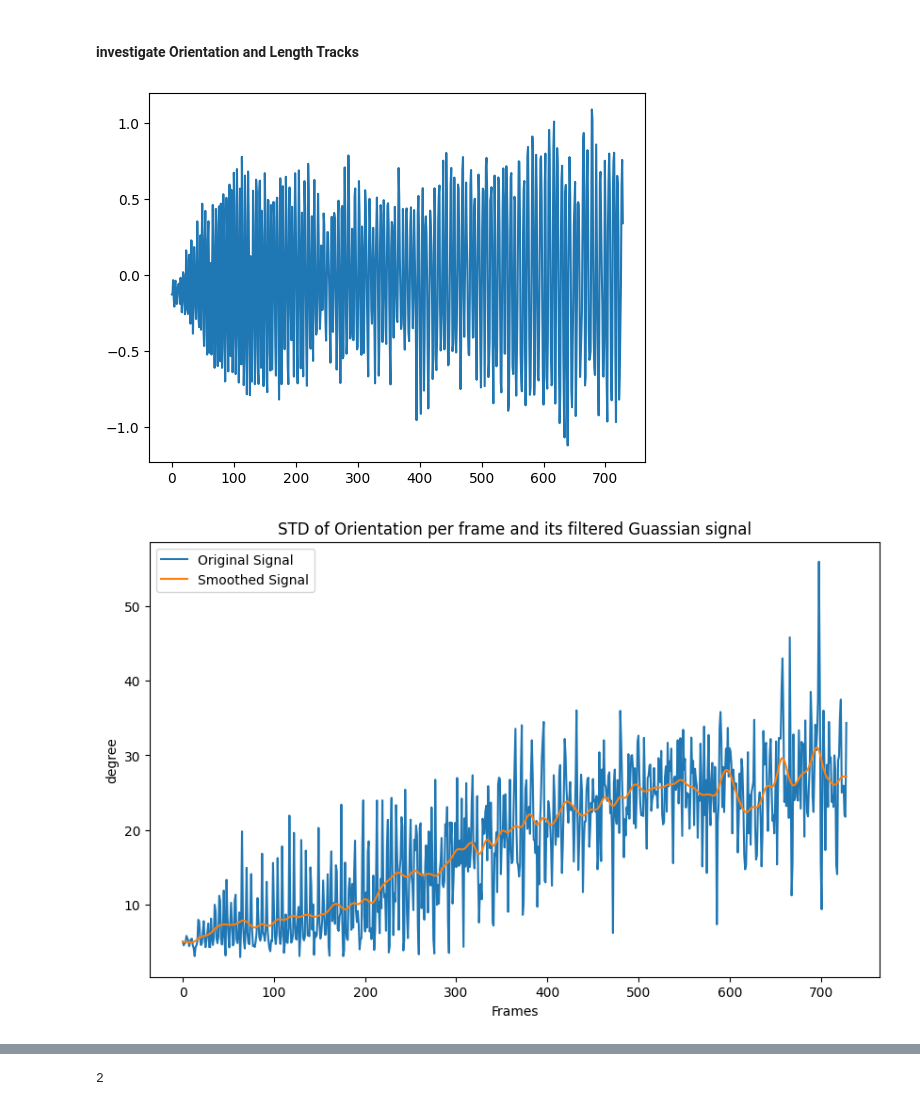
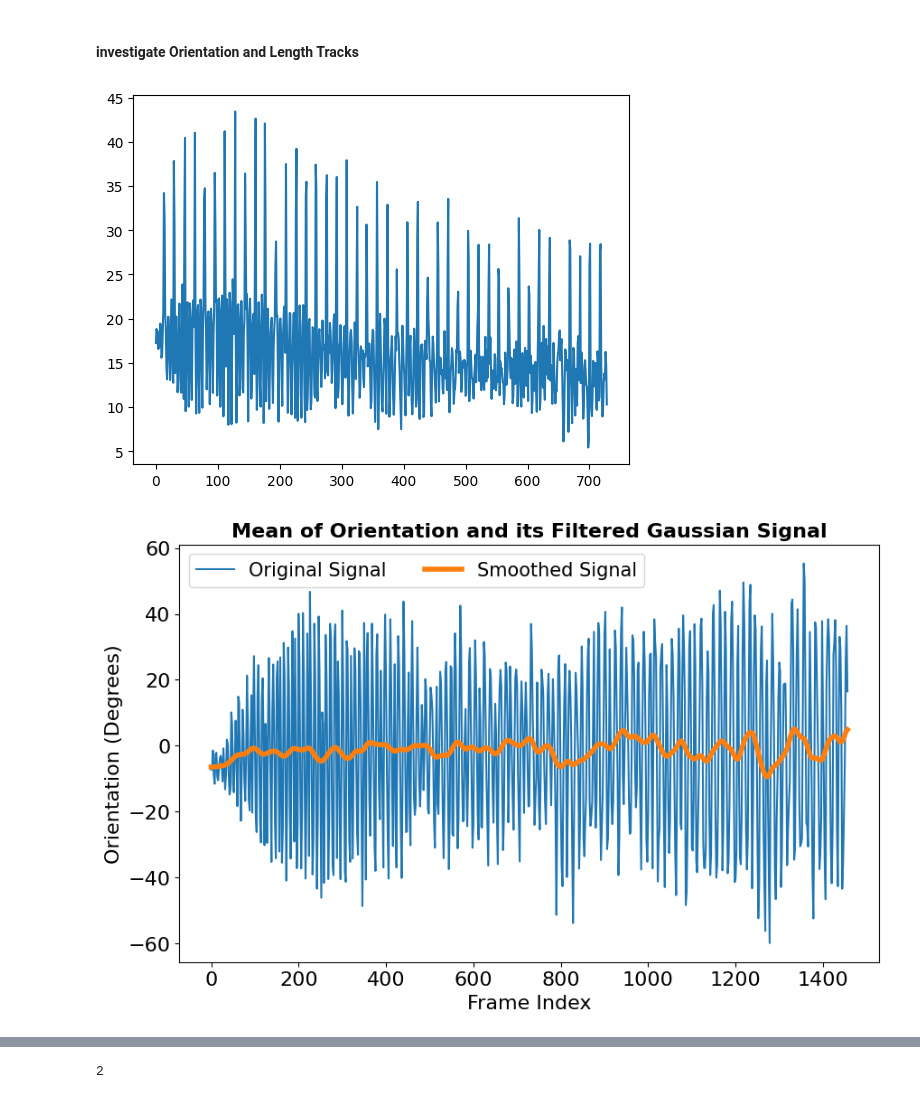
Before and after one commit to kavehsfv/LightFeatureTracking, a Jupyter notebook: Algorithm.ipynb, the cells around one changed output, grey strips where cells are left out. Saved outputs shown, nothing was run; the diff lists cells and outputs as text; code cells hidden in the pictures.

```diff
--- a/Algorithm.ipynb
+++ b/Algorithm.ipynb
@@ -110,7 +110,7 @@ files314_pathes = glob.glob(address +  '/* 314 -*.tif')
 # %% [markdown]
 ### Algorithm Functions
 # %%
-tracker = FeatureTracker(ftExtractor = 'aliked', mx_keypoints = 1024, desired_device = 3)
+tracker = FeatureTracker(ftExtractor = 'aliked', mx_keypoints = 1024, desired_device = 0)
 
 plottingFrames = []
 gr_exp_1_314 = []
@@ -283,11 +287,13 @@ with open('./results/orientation_paper/kp_lent_ornt_dic_sift.json', 'w') as f:
 import json
 
 # Retrieve from file
-with open('./results/orientation_paper/kp_lent_ornt_dic_sift.json', 'r') as f:
+with open('./results/orientation_paper/kp_lent_ornt_dic_aliked.json', 'r') as f:
     kp_lent_ornt_dic = json.load(f)
 
 mean_ornt_list = []
 std_ornt_list = []
+mean_length_list = []
+std_length_list = []
 
 for i, (frmIdx, kp_lent_ornt_list) in enumerate(kp_lent_ornt_dic.items()):
     if(len(kp_lent_ornt_list) == 0):
@@ -298,14 +304,21 @@ for i, (frmIdx, kp_lent_ornt_list) in enumerate(kp_lent_ornt_dic.items()):
     std_orientation = np.std(orientations)
     mean_ornt_list.append(mean_orientation)
     std_ornt_list.append(std_orientation)
+
+    lengthes = [item[0]*5 for item in kp_lent_ornt_list]
+    # Calculate the mean and standard deviation
+    mean_length = np.mean(lengthes)
+    std_length = np.std(lengthes)
+    mean_length_list.append(mean_length)
+    std_length_list.append(std_length)
 # %%
 import matplotlib.pyplot as plt
 
 # Plot the values
-plt.plot(list(range(len(mean_ornt_list))), mean_ornt_list)
+plt.plot(list(range(len(mean_length_list))), mean_length_list)
 plt.show()
 # %% [output]
-[figure, old version]
+[figure, new version]
 # %%
 import numpy as np
 import matplotlib.pyplot as plt
@@ -313,22 +326,29 @@ from scipy.ndimage import gaussian_filter1d
 import math
 # # Your signal with noise
 # signal = np.random.normal(0, 1, 1000) + np.linspace(0, 10, 1000)
-std_ornt_list_degrees = [math.degrees(x) for x in std_ornt_list]
+# Create an array of doubled indices
+doubled_indices = np.arange(len(mean_length_list)) * 2
+mean_ornt_list_degrees = [math.degrees(x) for x in mean_ornt_list]
 
 # Apply a Gaussian filter to remove noise
-smooth_signal = gaussian_filter1d(std_ornt_list_degrees, 5)
+smooth_signal = gaussian_filter1d(mean_ornt_list_degrees, 5)
 
 # Plot the original and smoothed signals
 plt.figure(figsize=(10, 6))
-plt.plot(std_ornt_list_degrees, label='Original Signal')
-plt.plot(smooth_signal, label='Smoothed Signal')
+plt.plot(doubled_indices, mean_ornt_list_degrees, label='Original Signal')
+plt.plot(doubled_indices, smooth_signal, label='Smoothed Signal', linewidth=4)
 
-plt.xlabel('Frames')  # Add x-axis label
-plt.ylabel('degree')  # Add y-axis label
-plt.title('STD of Orientation per frame and its filtered Guassian signal')  # Add title
-plt.savefig('std_gussian.png', dpi=300)
+plt.xlabel('Frame Index', fontsize=16)  # Corrected x-axis label for clarity
+plt.ylabel('Orientation (Degrees)', fontsize=16)  # Corrected y-axis label for clarity
+plt.title('Mean of Orientation and its Filtered Gaussian Signal', fontsize=16, fontweight='bold')  # Improved title for clarity
 
-plt.legend()
+plt.legend(fontsize=15, loc='upper left', ncol=4)
+plt.xticks(fontsize=16)
+plt.yticks(fontsize=16)
+
+# Save the figure as a PDF file
+plt.savefig('./results/orientation_paper/mean_gaussian.pdf', dpi=300)
+
 plt.show()
 # %% [output]
-[figure, old version]
+[figure, new version]
```
Also changed, not shown: parts of 7 cells of this notebook, 1 other file.
